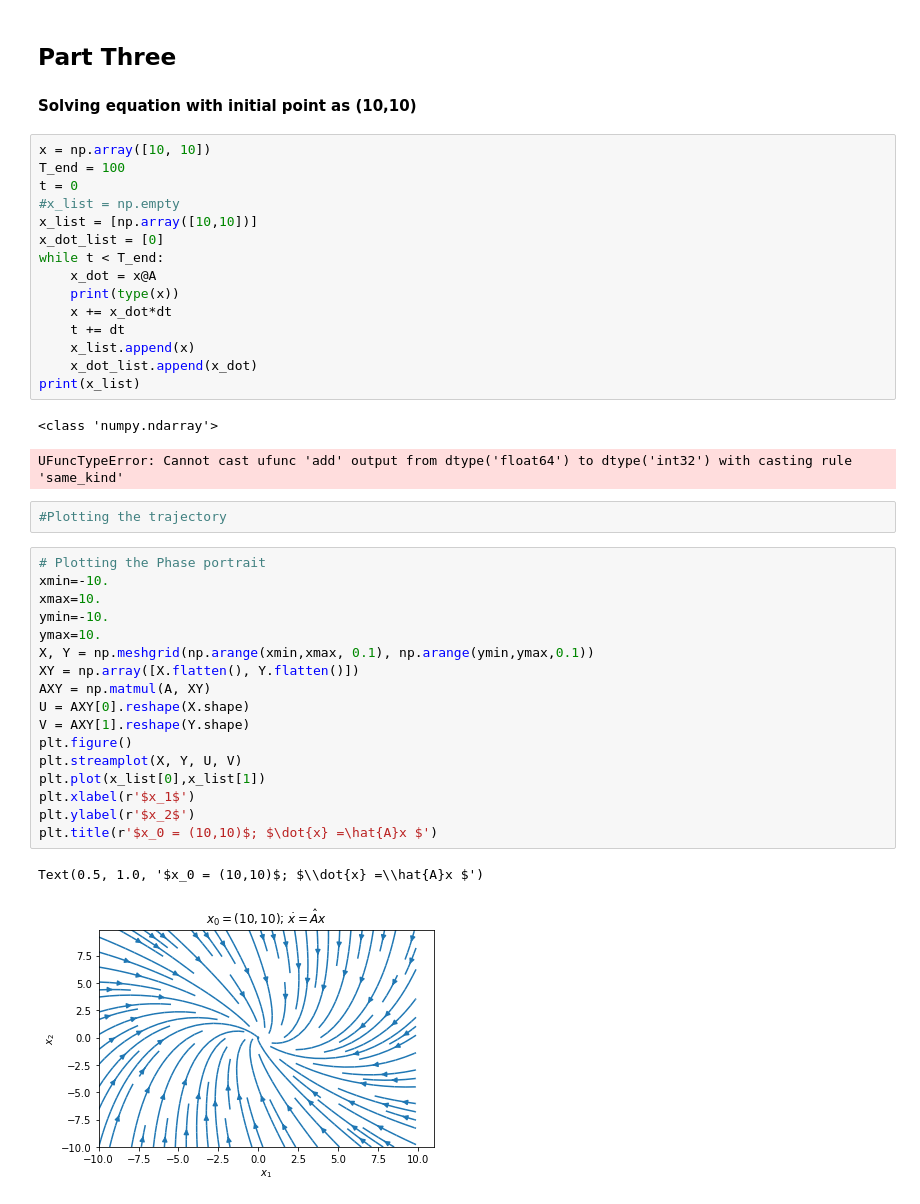
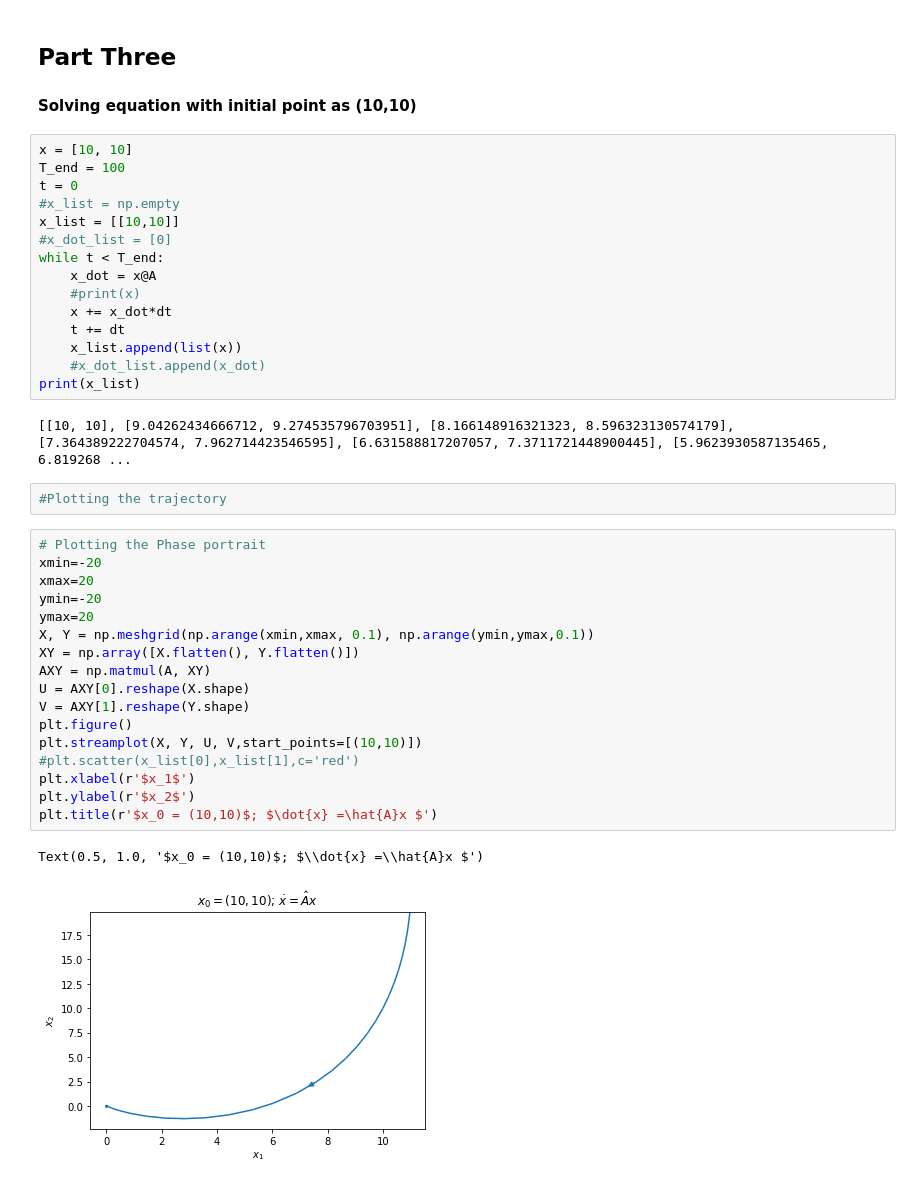
Before and after one commit to evtodorov/MLCMS, a Jupyter notebook: Exercise_5/Task_2.ipynb, the cells around one changed output. Cells and saved outputs as stored; diff of their text form.

```diff
--- a/Exercise_5/Task_2.ipynb
+++ b/Exercise_5/Task_2.ipynb
@@ -50,42 +70,41 @@ MSE(x1hat, x1)
 ## Part Three
 #### Solving equation with initial point as (10,10)
 # %%
-x = np.array([10, 10])
+x = [10, 10]
 T_end = 100
 t = 0
 #x_list = np.empty
-x_list = [np.array([10,10])]
-x_dot_list = [0]
+x_list = [[10,10]]
+#x_dot_list = [0]
 while t < T_end:
     x_dot = x@A
-    print(type(x))
+    #print(x)
     x += x_dot*dt
     t += dt
-    x_list.append(x)
-    x_dot_list.append(x_dot)
+    x_list.append(list(x))
+    #x_dot_list.append(x_dot)
 print(x_list)
 # %% [output]
-<class 'numpy.ndarray'>
+[[10, 10], [9.04262434666712, 9.274535796703951], [8.166148916321323, 8.596323130574179], [7.364389222704574, 7.962714423546595], [6.631588817207057, 7.3711721448900445], [5.9623930587135465, 6.819268 ...
-UFuncTypeError: Cannot cast ufunc 'add' output from dtype('float64') to dtype('int32') with casting rule 'same_kind'
 # %%
 #Plotting the trajectory
 # %%
 # Plotting the Phase portrait
-xmin=-10.
-xmax=10.
-ymin=-10.
-ymax=10.
+xmin=-20
+xmax=20
+ymin=-20
+ymax=20
 X, Y = np.meshgrid(np.arange(xmin,xmax, 0.1), np.arange(ymin,ymax,0.1))
 XY = np.array([X.flatten(), Y.flatten()])
 AXY = np.matmul(A, XY)
 U = AXY[0].reshape(X.shape)
 V = AXY[1].reshape(Y.shape)
 plt.figure()
-plt.streamplot(X, Y, U, V)
-plt.plot(x_list[0],x_list[1])
+plt.streamplot(X, Y, U, V,start_points=[(10,10)])
+#plt.scatter(x_list[0],x_list[1],c='red')
 plt.xlabel(r'$x_1$')
 plt.ylabel(r'$x_2$')
 plt.title(r'$x_0 = (10,10)$; $\dot{x} =\hat{A}x $')
 # %% [output]
 Text(0.5, 1.0, '$x_0 = (10,10)$; $\\dot{x} =\\hat{A}x $')
-[figure, old version]
+[figure, new version]
```
Also changed, not shown: parts of 6 cells of this notebook, 1 other file.
